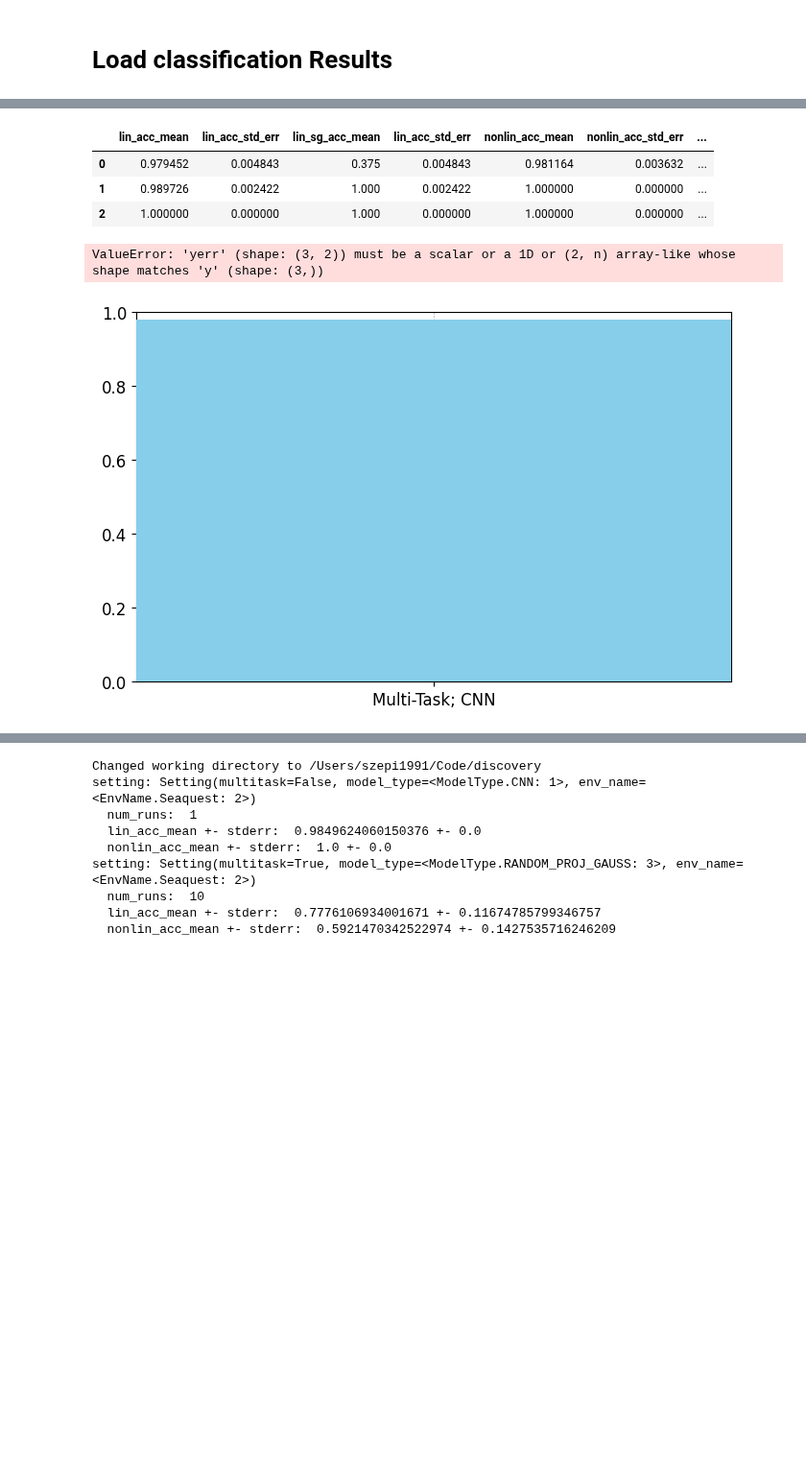
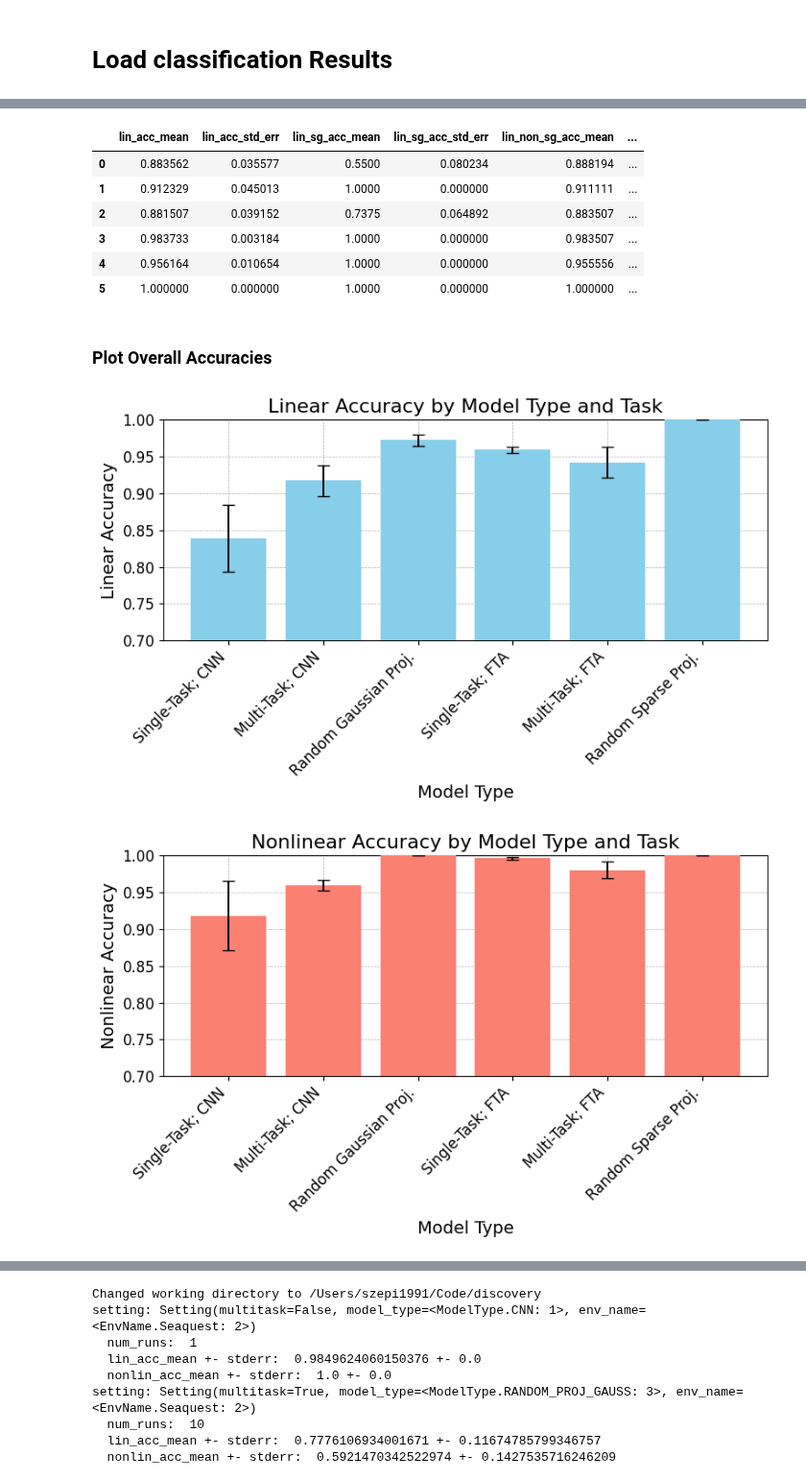
Before and after one commit to kevroi/discovery, a Jupyter notebook: discovery/class_analysis/load_results.ipynb, the cells around one changed output, grey strips where cells are left out. Shown at 96% size. Drawn from its saved outputs; the diff is of its cells as text; code cells hidden in the pictures; blank space fills up the shorter version.

```diff
--- a/discovery/class_analysis/load_results.ipynb
+++ b/discovery/class_analysis/load_results.ipynb
@@ -15,6 +15,7 @@ import matplotlib.pyplot as plt
 
 run = reload(run)
 filesys = reload(filesys)
+datatypes = reload(datatypes)
 
 filesys.set_directory_in_project()
 # %% [output]
@@ -95,9 +98,12 @@ def clean_df(df, label_mapping):
     df_clean = df.loc[:, (
         "multitask", "model_type",
         "lin_acc_mean", "lin_acc_std_err",
-        "lin_sg_acc_mean", "lin_acc_std_err",
+        "lin_sg_acc_mean", "lin_sg_acc_std_err",
+        "lin_non_sg_acc_mean", "lin_non_sg_acc_std_err",
         "nonlin_acc_mean", "nonlin_acc_std_err",
-        "nonlin_sg_acc_mean", "nonlin_sg_acc_std_err",)]
+        "nonlin_sg_acc_mean", "nonlin_sg_acc_std_err",
+        "nonlin_non_sg_acc_mean", "nonlin_non_sg_acc_std_err"
+    )]
 
     df_clean["label"] = df_clean.apply(
         lambda row: label_mapping[(row["multitask"], row["model_type"])], axis=1
@@ -110,10 +116,15 @@ def clean_df(df, label_mapping):
 df_two_rooms_clean = clean_df(df_two_rooms, label_mapping)
 df_two_rooms_clean
 # %% [output]
-|  | lin_acc_mean | lin_acc_std_err | lin_sg_acc_mean | lin_acc_std_err | nonlin_acc_mean | nonlin_acc_std_err | ... |
-| 0 | 0.979452 | 0.004843 | 0.375 | 0.004843 | 0.981164 | 0.003632 | ... |
-| 1 | 0.989726 | 0.002422 | 1.000 | 0.002422 | 1.000000 | 0.000000 | ... |
-| 2 | 1.000000 | 0.000000 | 1.000 | 0.000000 | 1.000000 | 0.000000 | ... |
+|  | lin_acc_mean | lin_acc_std_err | lin_sg_acc_mean | lin_sg_acc_std_err | lin_non_sg_acc_mean | ... |
+| 0 | 0.883562 | 0.035577 | 0.5500 | 0.080234 | 0.888194 | ... |
+| 1 | 0.912329 | 0.045013 | 1.0000 | 0.000000 | 0.911111 | ... |
+| 2 | 0.881507 | 0.039152 | 0.7375 | 0.064892 | 0.883507 | ... |
+| 3 | 0.983733 | 0.003184 | 1.0000 | 0.000000 | 0.983507 | ... |
+| 4 | 0.956164 | 0.010654 | 1.0000 | 0.000000 | 0.955556 | ... |
+| 5 | 1.000000 | 0.000000 | 1.0000 | 0.000000 | 1.000000 | ... |
+# %% [markdown]
+### Plot Overall Accuracies
 # %%
 # Reorder DataFrame based on the specified order
 order = [
@@ -134,39 +145,35 @@ plt.rc('legend', fontsize=12)    # legend fontsize
 fig, ax = plt.subplots(figsize=(8, 5))
 
 ax.grid(True, which='both', linestyle='--', linewidth=0.5, zorder=0)
-ax.bar(df_two_rooms_clean['label'],
-       df_two_rooms_clean['lin_acc_mean'],
-       yerr=df_two_rooms_clean['lin_acc_std_err'],
-       capsize=5, color='skyblue',
+ax.bar(df_two_rooms_clean['label'], df_two_rooms_clean['lin_acc_mean'],
+       yerr=df_two_rooms_clean['lin_acc_std_err'], capsize=5, color='skyblue',
        zorder=3)
-
-ax.bar(df_two_rooms_clean['label'], df_two_rooms_clean['lin_acc_mean'],)
 
 ax.set_xlabel('Model Type')
 ax.set_ylabel('Linear Accuracy')
 ax.set_title('Linear Accuracy by Model Type and Task')
 ax.set_xticklabels(df_two_rooms_clean['label'], rotation=45, ha='right')
 ax.set_ylim(0.7, 1.0)
 
 plt.tight_layout()
 plt.show()
 
 # Plotting for nonlinear accuracy
 fig, ax = plt.subplots(figsize=(8, 5))
 
 ax.grid(True, which='both', linestyle='--', linewidth=0.5, zorder=0)
 ax.bar(df_two_rooms_clean['label'], df_two_rooms_clean['nonlin_acc_mean'],
        yerr=df_two_rooms_clean['nonlin_acc_std_err'], capsize=5, color='salmon',
        zorder=3)
 
 ax.set_xlabel('Model Type')
 ax.set_ylabel('Nonlinear Accuracy')
 ax.set_title('Nonlinear Accuracy by Model Type and Task')
 ax.set_xticklabels(df_two_rooms_clean['label'], rotation=45, ha='right')
 ax.set_ylim(0.7, 1.0)
 
 plt.tight_layout()
 plt.show()
 # %% [output]
-ValueError: 'yerr' (shape: (3, 2)) must be a scalar or a 1D or (2, n) array-like whose shape matches 'y' (shape: (3,))
-[figure, old version]
+[figure, new version]
+[figure, added]
```
Also changed, not shown: parts of 7 cells of this notebook, 2 other files.
